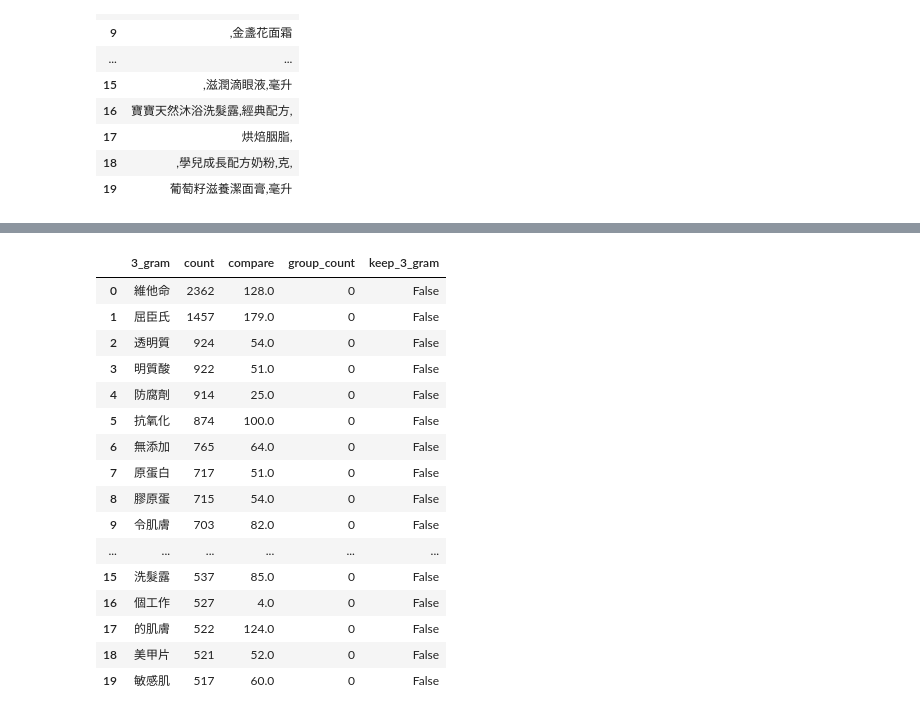
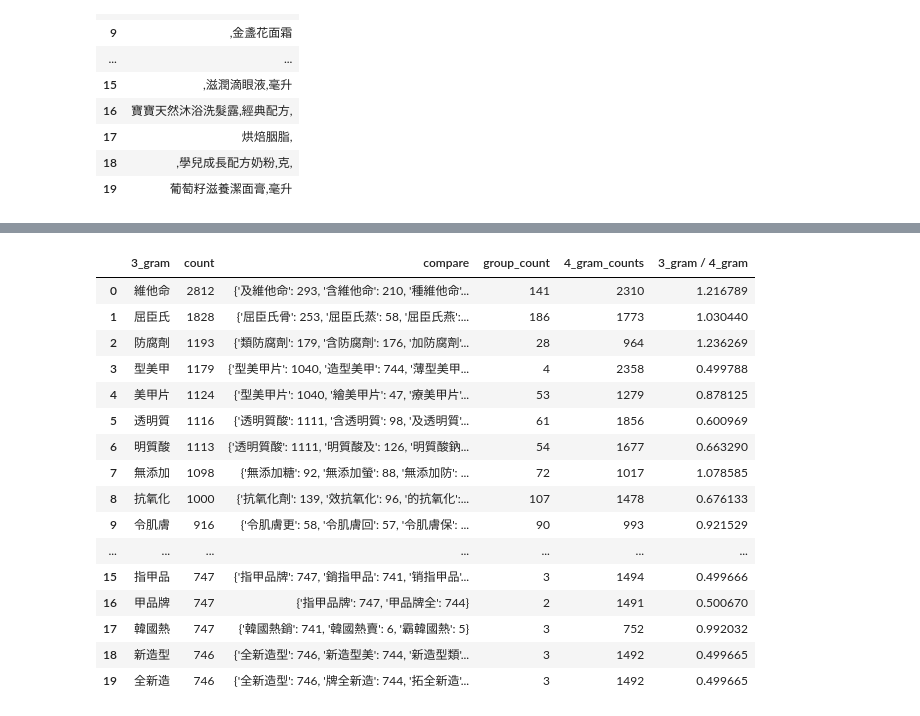
Before and after one commit to victor31ao/n_gram_and_hanlp, a Jupyter notebook: n_gram_df.ipynb, the cells around one changed output, grey strips where cells are left out. Saved outputs shown, nothing was run; the diff lists cells and outputs as text; code cells hidden in the pictures.

Commit message:
update n_gram_df.ipynb add n gram / n+1 gram ratio to determine keep or not.

```diff
--- a/n_gram_df.ipynb
+++ b/n_gram_df.ipynb
@@ -102,2 +97,2 @@ long_df.shape
 # %%
-long_df.drop_duplicates(subset=['doc'], inplace=True)  # 64744 → 42071
+# long_df.drop_duplicates(subset=['doc'], inplace=True)  # 64744 → 42071
@@ -221,9 +198,9 @@ fivegram_df
 def find_matches(term, ngram):
     pattern = re.compile(term)
     filtered_df = ngram[ngram.iloc[:, 1] > 1]
-    matches = filtered_df[filtered_df.iloc[:, 0].apply(lambda x: bool(pattern.search(x)))]  # 100 -> 5.9s
-    # matches = filtered_df[filtered_df.iloc[:, 0].str.contains(ngram1)]  # 100 -> 6.7s
-    return len(matches)  # {row.iloc[0]: row.iloc[1] for _, row in matches.iterrows()}
+    matches = filtered_df[filtered_df.iloc[:, 0].apply(lambda x: bool(pattern.search(x)))]  # 100 -> 7.7s
+    # matches = filtered_df[filtered_df.iloc[:, 0].str.contains(term)]  # 100 -> 8.9s
+    return {row.iloc[0]: row.iloc[1] for _, row in matches.iterrows()}
 # %%
 import numpy as np
 def find_matches_np(term, ngram):  # 100 -> 12.7s
@@ -274,9 +292,7 @@ bi_tri_df
 # %%
-tri_four_df = trigram_df.copy()
+count_threshold_3_gram = 150
+tri_four_df = trigram_df[trigram_df["count"] > count_threshold_3_gram].copy()
+print(tri_four_df.shape)
 
-tri_four_df["compare"] = tri_four_df["3_gram"][tri_four_df.iloc[:, 1] > 1].apply(lambda x: find_matches(x, fourgram_df))
-
-bi_tri_df.to_csv("./n_gram_processed/tri_four_df.csv")
-
-tri_four_df
+tri_four_df["compare"] = tri_four_df["3_gram"].apply(lambda x: find_matches(x, fourgram_df))
 # %% [output]
@@ -296,23 +300,27 @@ tri_four_df
 # %%
-tri_four_df["group_count"] = tri_four_df["compare"].apply(lambda x: len(x) if isinstance(x, list) else 0)
-tri_four_df["keep_3_gram"] = tri_four_df["group_count"].apply(lambda x: True if x>60 else False)
+tri_four_df["group_count"] = tri_four_df["compare"].apply(lambda x: len(x.items()) if isinstance(x, dict) else 0)
 
-tri_four_df.head(20)
+tri_four_df["4_gram_counts"] = tri_four_df["compare"].apply(lambda x: sum(x.values()))
+
+tri_four_df["3_gram / 4_gram"] = tri_four_df["count"] / (tri_four_df["4_gram_counts"] + 1)
+
+# tri_four_df.to_csv("./n_gram_processed/tri_four_df.csv")
+tri_four_df.iloc[:20]
 # %% [output]
-|  | 3_gram | count | compare | group_count | keep_3_gram |
-| 0 | 維他命 | 2362 | 128.0 | 0 | False |
-| 1 | 屈臣氏 | 1457 | 179.0 | 0 | False |
-| 2 | 透明質 | 924 | 54.0 | 0 | False |
-| 3 | 明質酸 | 922 | 51.0 | 0 | False |
-| 4 | 防腐劑 | 914 | 25.0 | 0 | False |
-| 5 | 抗氧化 | 874 | 100.0 | 0 | False |
-| 6 | 無添加 | 765 | 64.0 | 0 | False |
-| 7 | 原蛋白 | 717 | 51.0 | 0 | False |
-| 8 | 膠原蛋 | 715 | 54.0 | 0 | False |
-| 9 | 令肌膚 | 703 | 82.0 | 0 | False |
-| ... | ... | ... | ... | ... | ... |
-| 15 | 洗髮露 | 537 | 85.0 | 0 | False |
-| 16 | 個工作 | 527 | 4.0 | 0 | False |
-| 17 | 的肌膚 | 522 | 124.0 | 0 | False |
-| 18 | 美甲片 | 521 | 52.0 | 0 | False |
-| 19 | 敏感肌 | 517 | 60.0 | 0 | False |
+|  | 3_gram | count | compare | group_count | 4_gram_counts | 3_gram / 4_gram |
+| 0 | 維他命 | 2812 | {'及維他命': 293, '含維他命': 210, '種維他命'... | 141 | 2310 | 1.216789 |
+| 1 | 屈臣氏 | 1828 | {'屈臣氏骨': 253, '屈臣氏蒸': 58, '屈臣氏燕':... | 186 | 1773 | 1.030440 |
+| 2 | 防腐劑 | 1193 | {'類防腐劑': 179, '含防腐劑': 176, '加防腐劑'... | 28 | 964 | 1.236269 |
+| 3 | 型美甲 | 1179 | {'型美甲片': 1040, '造型美甲': 744, '薄型美甲... | 4 | 2358 | 0.499788 |
+| 4 | 美甲片 | 1124 | {'型美甲片': 1040, '繪美甲片': 47, '療美甲片'... | 53 | 1279 | 0.878125 |
+| 5 | 透明質 | 1116 | {'透明質酸': 1111, '含透明質': 98, '及透明質'... | 61 | 1856 | 0.600969 |
+| 6 | 明質酸 | 1113 | {'透明質酸': 1111, '明質酸及': 126, '明質酸鈉... | 54 | 1677 | 0.663290 |
+| 7 | 無添加 | 1098 | {'無添加糖': 92, '無添加螢': 88, '無添加防': ... | 72 | 1017 | 1.078585 |
+| 8 | 抗氧化 | 1000 | {'抗氧化劑': 139, '效抗氧化': 96, '的抗氧化':... | 107 | 1478 | 0.676133 |
+| 9 | 令肌膚 | 916 | {'令肌膚更': 58, '令肌膚回': 57, '令肌膚保': ... | 90 | 993 | 0.921529 |
+| ... | ... | ... | ... | ... | ... | ... |
+| 15 | 指甲品 | 747 | {'指甲品牌': 747, '銷指甲品': 741, '销指甲品'... | 3 | 1494 | 0.499666 |
+| 16 | 甲品牌 | 747 | {'指甲品牌': 747, '甲品牌全': 744} | 2 | 1491 | 0.500670 |
+| 17 | 韓國熱 | 747 | {'韓國熱銷': 741, '韓國熱賣': 6, '霸韓國熱': 5} | 3 | 752 | 0.992032 |
+| 18 | 新造型 | 746 | {'全新造型': 746, '新造型美': 744, '新造型類'... | 3 | 1492 | 0.499665 |
+| 19 | 全新造 | 746 | {'全新造型': 746, '牌全新造': 744, '拓全新造'... | 3 | 1492 | 0.499665 |
```
Also changed, not shown: parts of 27 cells of this notebook.
